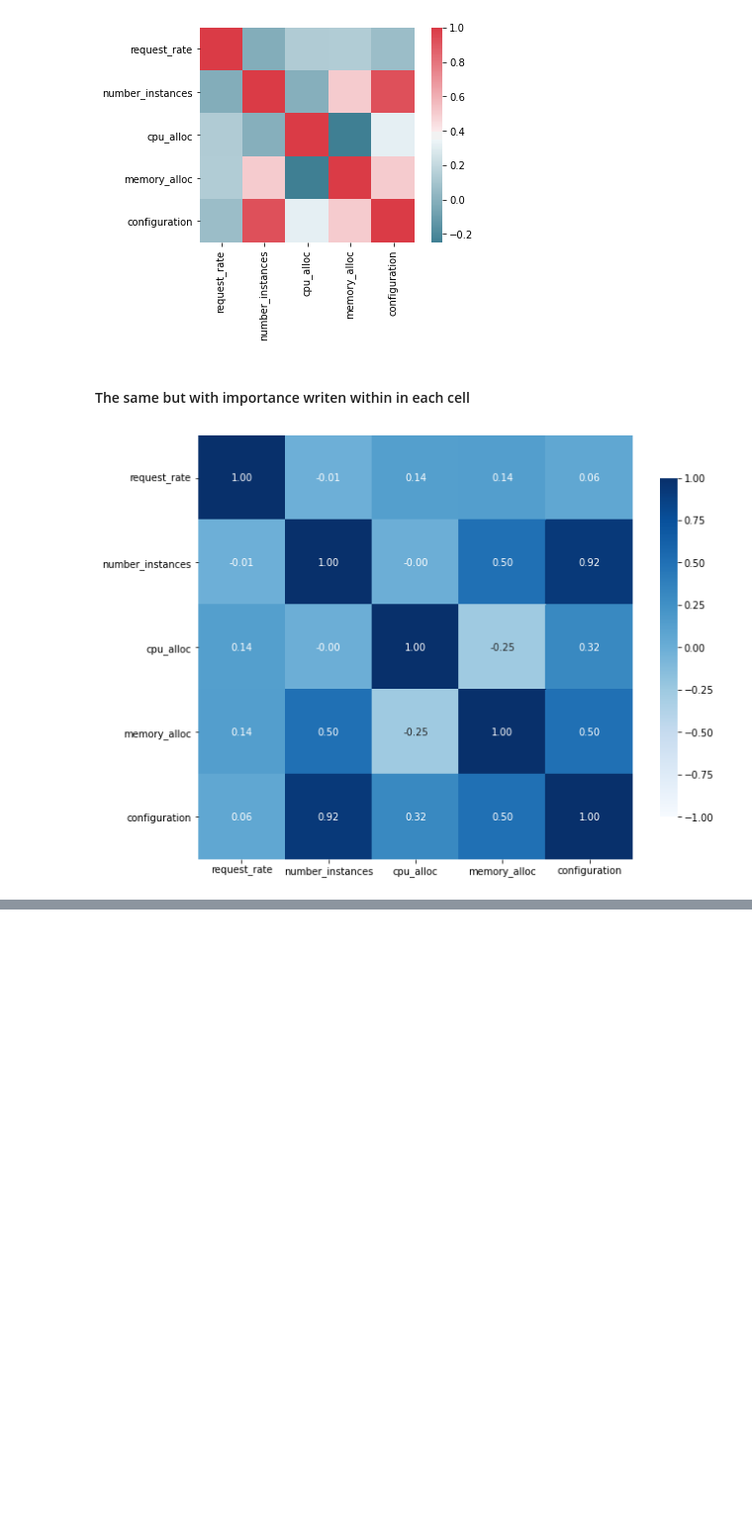
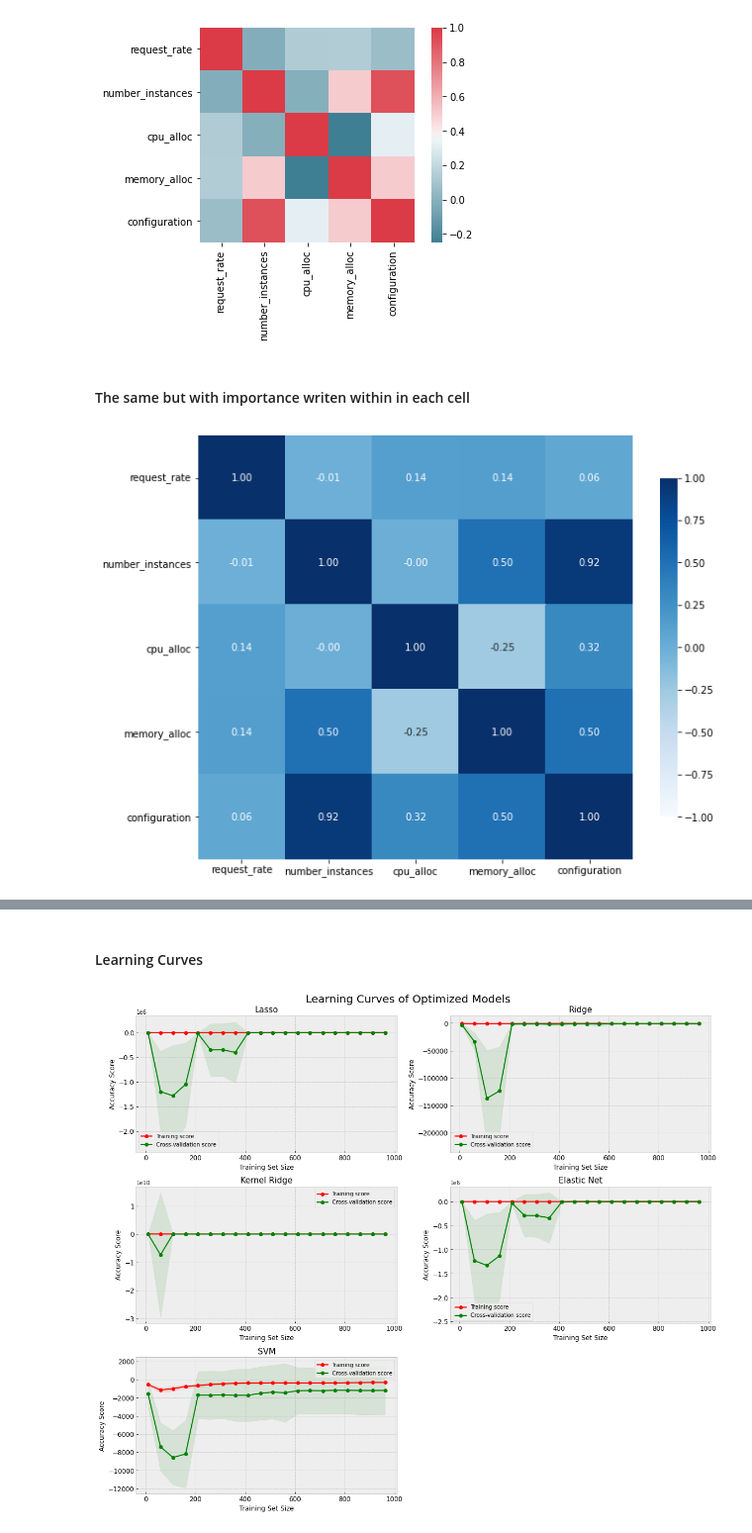
Before and after one commit to giorgosmarinos/Morphemic-performance-metric--prediction, a Jupyter notebook: experiments_notebooks/Performance-prediction-have-used-request-rate-in-the-model.ipynb, the cells around one changed output, grey strips where cells are left out. Shown at 99% size. Saved outputs shown, nothing was run; the diff lists cells and outputs as text; code cells hidden in the pictures; blank space fills up the shorter version.

```diff
--- a/experiments_notebooks/Performance-prediction-have-used-request-rate-in-the-model.ipynb
+++ b/experiments_notebooks/Performance-prediction-have-used-request-rate-in-the-model.ipynb
@@ -641,0 +1057,9 @@ plt.show()
+# %%
+knn_params = {
+    'n_neighbors': [3,4,5,6,7],
+    'algorithm': ['auto', 'bal_tree', 'kd_tree', 'brute'],
+    }
+
+grid_search_cv(knn, knn_params)
+knn_best_params, knn_best_score = best_params, best_score
+print('KNN best params:{} & best_score:{:0.5f}' .format(knn_best_params, knn_best_score))
@@ -641,0 +1127,21 @@ plt.show()
+# %%
+'''Now train and predict with optimized models'''
+def predict_with_optimized_models(model):
+    model.fit(X_train, y_train)
+    y_pred = np.expm1(model.predict(X_test))
+    submission = pd.DataFrame()
+    #submission['Id']=
+    submission['SalePrice'] = y_pred
+    return submission
+
+'''Make submission with optimized lasso, ridge, kernel_ridge, elastic_net and svm, xgb, gb, and lgb.'''
+predict_with_optimized_models(lasso_opt).to_csv('lasso_optimized.csv', index = False)
+predict_with_optimized_models(ridge_opt).to_csv('ridge_optimized.csv', index = False)
+predict_with_optimized_models(kernel_ridge_opt).to_csv('kernel_ridge_optimized.csv', index = False)
+predict_with_optimized_models(elastic_net_opt).to_csv('elastic_net_optimized.csv', index = False)
+predict_with_optimized_models(svm_opt).to_csv('svm_opt_optimized.csv', index = False)
+predict_with_optimized_models(xgb_opt).to_csv('xgb_optimized.csv', index = False)
+predict_with_optimized_models(gb_opt).to_csv('gb_optimized.csv', index = False)
+predict_with_optimized_models(lgb_opt).to_csv('lgb_optimized.csv', index = False)
+#predict_with_optimized_models(knn_opt).to_csv('knn_optimized.csv', index = False)
+predict_with_optimized_models(hist_opt).to_csv('hist_optimized.csv', index = False)
@@ -641,0 +1199,2 @@ plt.show()
+# %% [markdown]
+#### Learning Curves
@@ -641,0 +1240,15 @@ plt.show()
+# %%
+'''Now plot learning curves of the optimized models in subplots.
+For computational reason, I am omitting XGB, GB, and LGB.'''
+plt.figure(figsize = (16,14))
+lc_models = [lasso_opt, ridge_opt, kernel_ridge_opt, elastic_net_opt, svm_opt, knn_opt, hist_opt]
+lc_labels = ['Lasso', 'Ridge', 'Kernel Ridge', 'Elastic Net', 'SVM', 'Knn', 'HistGBR']
+
+for ax, models, labels in zip (range(1,6), lc_models, lc_labels):
+    plt.subplot(3,2,ax)
+    plot_learning_curve(models)
+    plt.title(labels, fontsize = 15)
+plt.suptitle('Learning Curves of Optimized Models', fontsize = 20)
+plt.tight_layout(rect = [0, 0.03, 1, 0.97])
+# %% [output]
+[figure, added]
```
Also changed, not shown: parts of 63 cells of this notebook.
